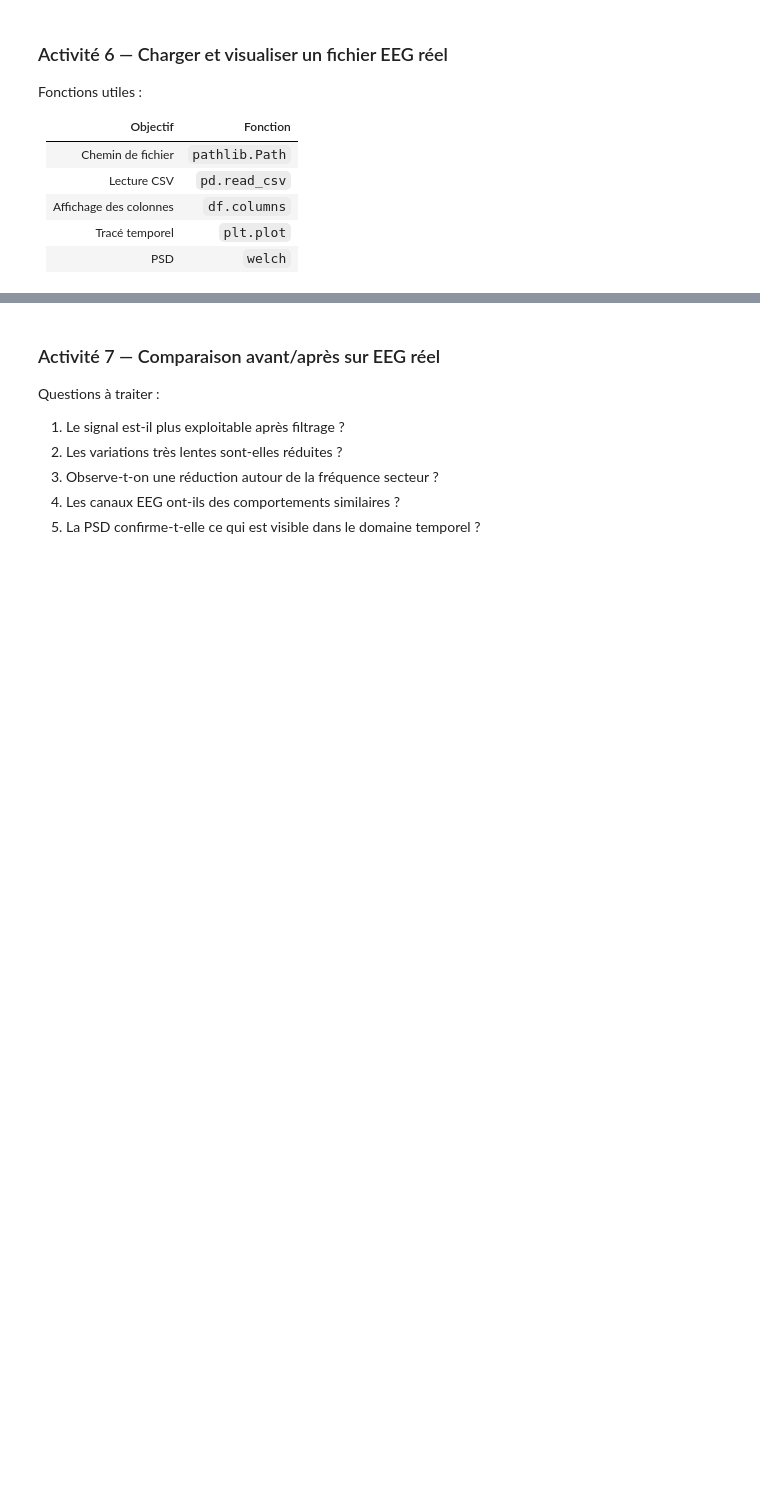
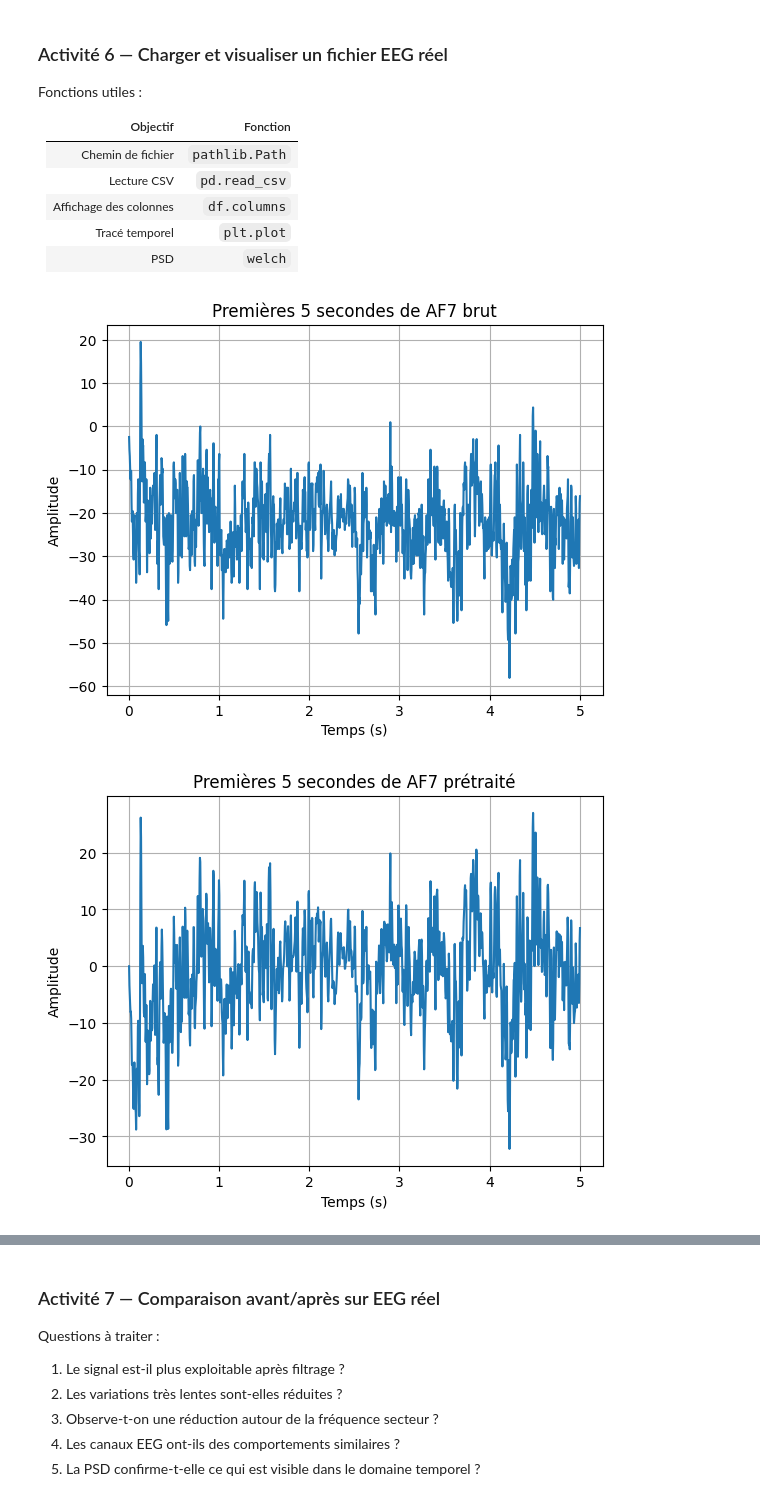
Before and after one commit to Adrien7782/Cerveau_Machine, a Jupyter notebook: TD3.ipynb, the cells around one changed output, grey strips where cells are left out. Saved outputs shown, nothing was run; the diff lists cells and outputs as text; code cells hidden in the pictures; blank space fills up the shorter version.

```diff
--- a/TD3.ipynb
+++ b/TD3.ipynb
@@ -641,3 +641,51 @@ Fonctions utiles :
 | PSD | `welch` |
 # %%
 # Activité 6 — Charger ici un fichier EEG du dataset CL-Drive.
+from pandas import read_csv, DataFrame
+from pathlib import Path
+import matplotlib.pyplot as plt
+from scipy.signal import welch
+
+
+path = './dataset/EEG/1030/eeg_baseline_level_1.csv'
+filePath = Path(path)
+df = DataFrame(read_csv(filePath))
+
+# Afficher les 5 premières secondes du signal brut
+fs = 256
+idx_end = int(min(len(df), 5*fs))
+t = (df["Timestamp"].to_numpy() if "Timestamp" else np.arange(len(df))/fs)
+plt.plot(t[:idx_end], df["AF7"].to_numpy()[:idx_end])
+plt.xlabel('Temps (s)'); plt.ylabel('Amplitude')
+plt.title('Premières 5 secondes de AF7 brut')
+plt.grid(True)
+plt.show()
+
+# Appliquer le prétraitement
+df_preprocessed = preprocess_eeg_dataframe(df)
+
+# Afficher les 5 premières secondes du signal traité
+t = (df_preprocessed["Timestamp"].to_numpy() if "Timestamp" else np.arange(len(df_preprocessed))/fs)
+plt.plot(t[:idx_end], df_preprocessed["AF7"].to_numpy()[:idx_end])
+plt.xlabel('Temps (s)'); plt.ylabel('Amplitude')
+plt.title('Premières 5 secondes de AF7 prétraité')
+plt.grid(True)
+plt.show()
+
+# Vérification PSD AF7 avant/après
+f_av, Pxx_av = welch(df["AF7"].values, fs)
+f_ap, Pxx_ap = welch(df_preprocessed["AF7"].values, fs)
+
+plt.figure(figsize=(10, 4))
+plt.semilogy(f_av, Pxx_av, label="AF7 — avant")
+plt.semilogy(f_ap, Pxx_ap, label="AF7 — après")
+plt.axvline(60, color='r', linestyle='--', label="Notch 60 Hz")
+plt.title("Comparaison PSD AF7 avant/après prétraitement")
+plt.xlabel("Fréquence (Hz)")
+plt.ylabel("Puissance (V²/Hz)")
+plt.legend()
+plt.grid(True)
+plt.show()
+# %% [output]
+[figure, added]
+[figure, added]
```
Also changed, not shown: parts of 6 cells of this notebook.
